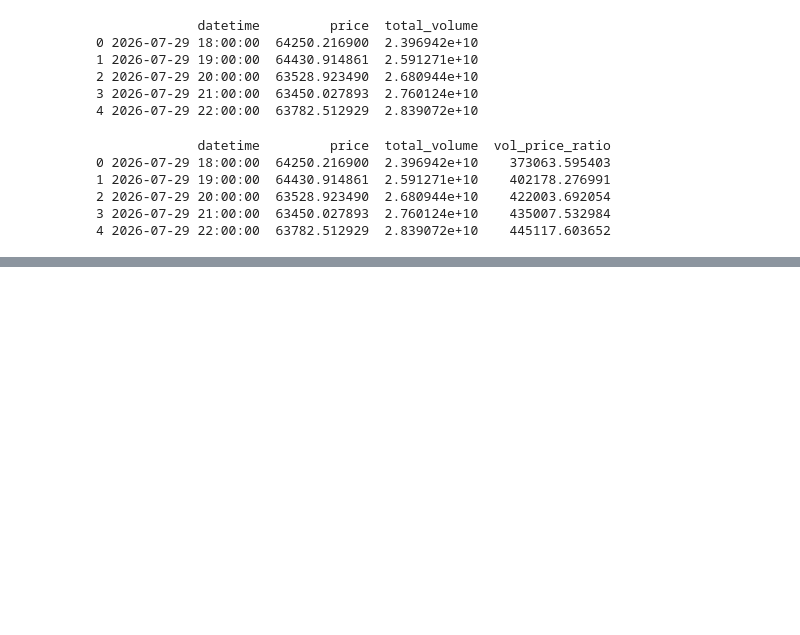
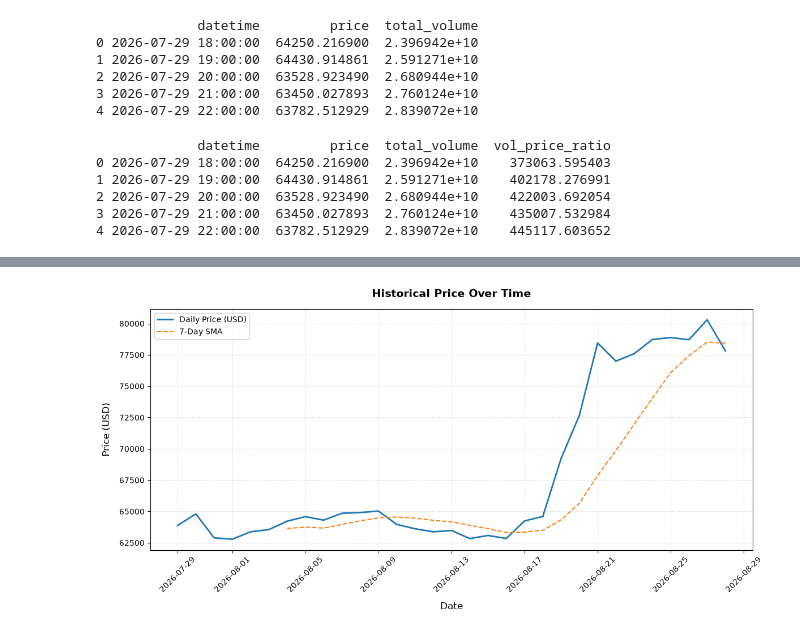
Before and after one commit to AARodgers/coding_notes, a Jupyter notebook: jupyter_backup/Jupyter_Backup/week4_homework.ipynb, the cells around one changed output, grey strips where cells are left out. Saved outputs shown, nothing was run; the diff lists cells and outputs as text; code cells hidden in the pictures; blank space fills up the shorter version.

Commit message:
Add daily volume chart

```diff
--- a/jupyter_backup/Jupyter_Backup/week4_homework.ipynb
+++ b/jupyter_backup/Jupyter_Backup/week4_homework.ipynb
@@ -147,0 +175,7 @@ print(df.head())
+# %%
+# Add simple moving average
+# 2. Add a 7-day Simple Moving Average (SMA)
+daily_df["sma_7"] = daily_df["price"].rolling(window=7).mean()
+
+# Display the updated DataFrame
+print(daily_df.tail(10))
@@ -147,0 +194,41 @@ print(df.head())
+# %%
+import matplotlib.pyplot as plt
+
+# Create figure and axis
+plt.figure(figsize=(12, 6))
+
+# Plot historical price
+plt.plot(
+    daily_df["date"],
+    daily_df["price"],
+    label="Daily Price (USD)",
+    color="#1f77b4",
+    linewidth=2,
+)
+
+# Optional: Add the 7-day Moving Average if calculated in your DataFrame
+if "sma_7" in daily_df.columns:
+    plt.plot(
+        daily_df["date"],
+        daily_df["sma_7"],
+        label="7-Day SMA",
+        color="#ff7f0e",
+        linewidth=1.5,
+        linestyle="--",
+    )
+
+# Formatting and Labels
+plt.title("Historical Price Over Time", fontsize=14, fontweight="bold", pad=15)
+plt.xlabel("Date", fontsize=12, labelpad=10)
+plt.ylabel("Price (USD)", fontsize=12, labelpad=10)
+
+# Grid, Legend, and Layout cleanup
+plt.grid(True, linestyle=":", alpha=0.6)
+plt.legend(loc="upper left", frameon=True)
+plt.xticks(rotation=45)
+plt.tight_layout()
+
+# Display plot
+plt.show()
+# %% [output]
+[figure, added]
```
Also changed, not shown: parts of 3 cells of this notebook.
